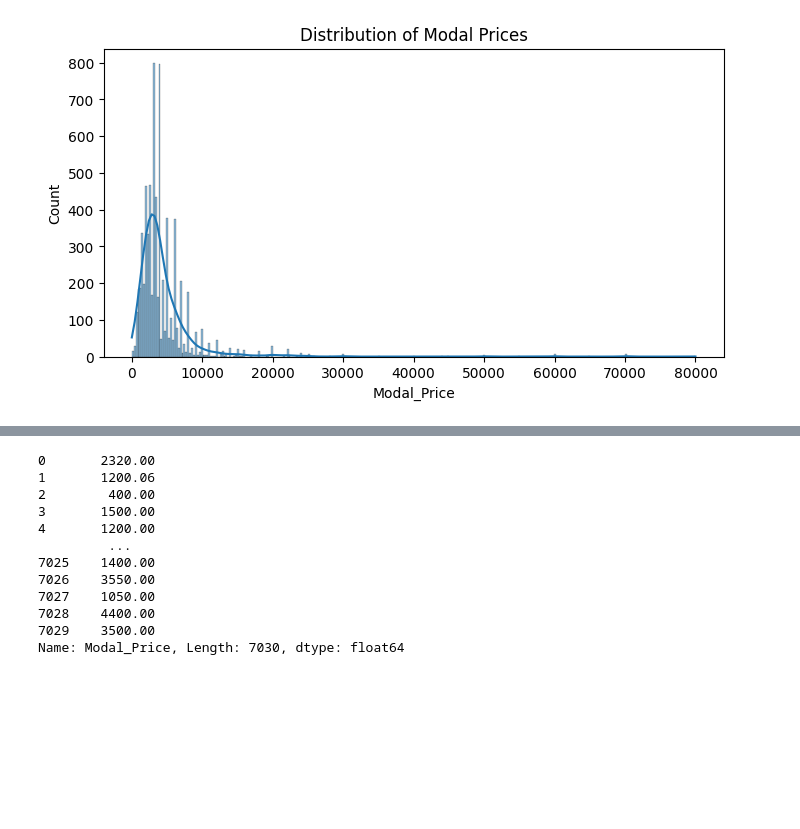
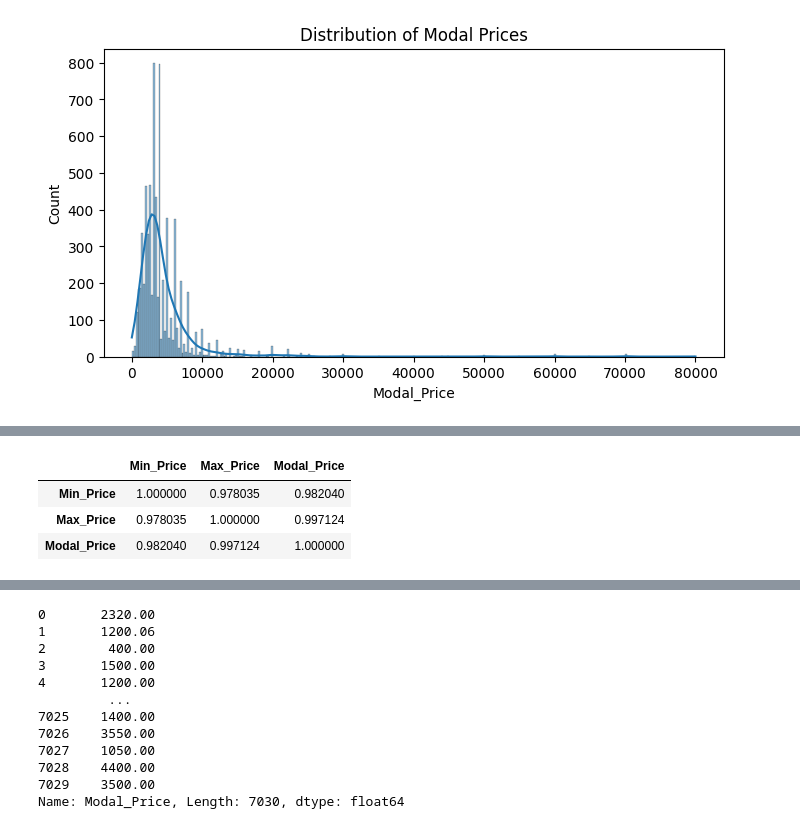
Before and after one commit to RanaSumedha/Python, a Jupyter notebook: Mandi_ca.ipynb, the cells around one changed output, grey strips where cells are left out. Cells and saved outputs as stored; diff of their text form; code cells hidden in the pictures; blank space fills up the shorter version.

```diff
--- a/Mandi_ca.ipynb
+++ b/Mandi_ca.ipynb
@@ -95,0 +105,7 @@ plt.show()
+# %%
+data.corr()
+# %% [output]
+|  | Min_Price | Max_Price | Modal_Price |
+| Min_Price | 1.000000 | 0.978035 | 0.982040 |
+| Max_Price | 0.978035 | 1.000000 | 0.997124 |
+| Modal_Price | 0.982040 | 0.997124 | 1.000000 |
```
Also changed, not shown: parts of 4 cells of this notebook.
